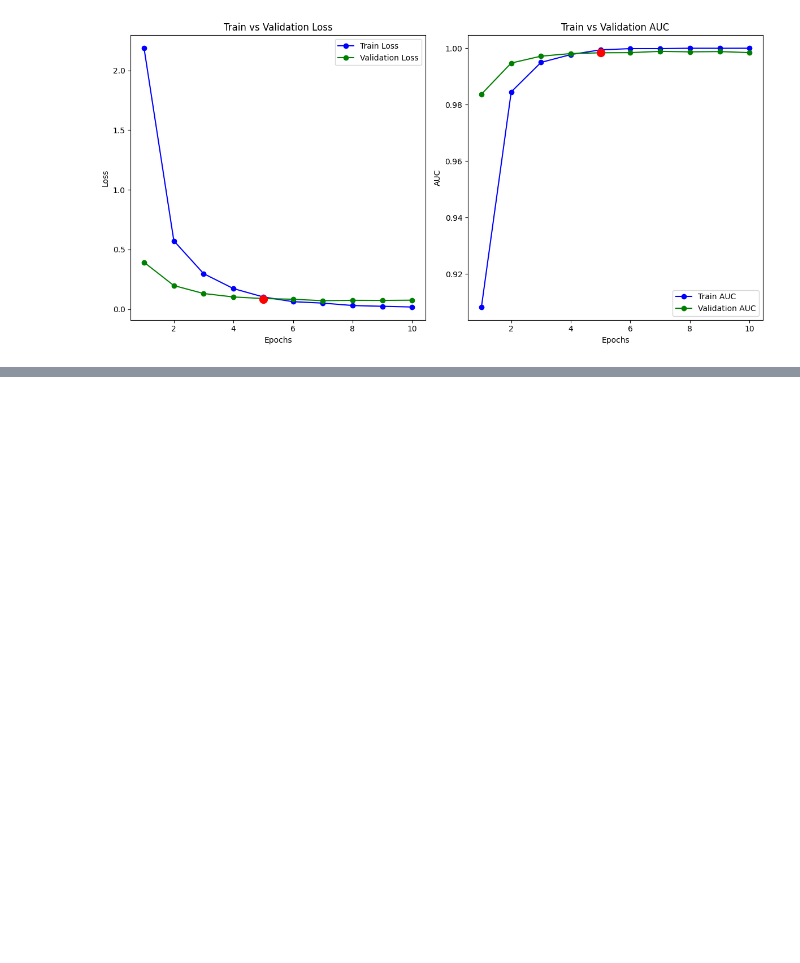
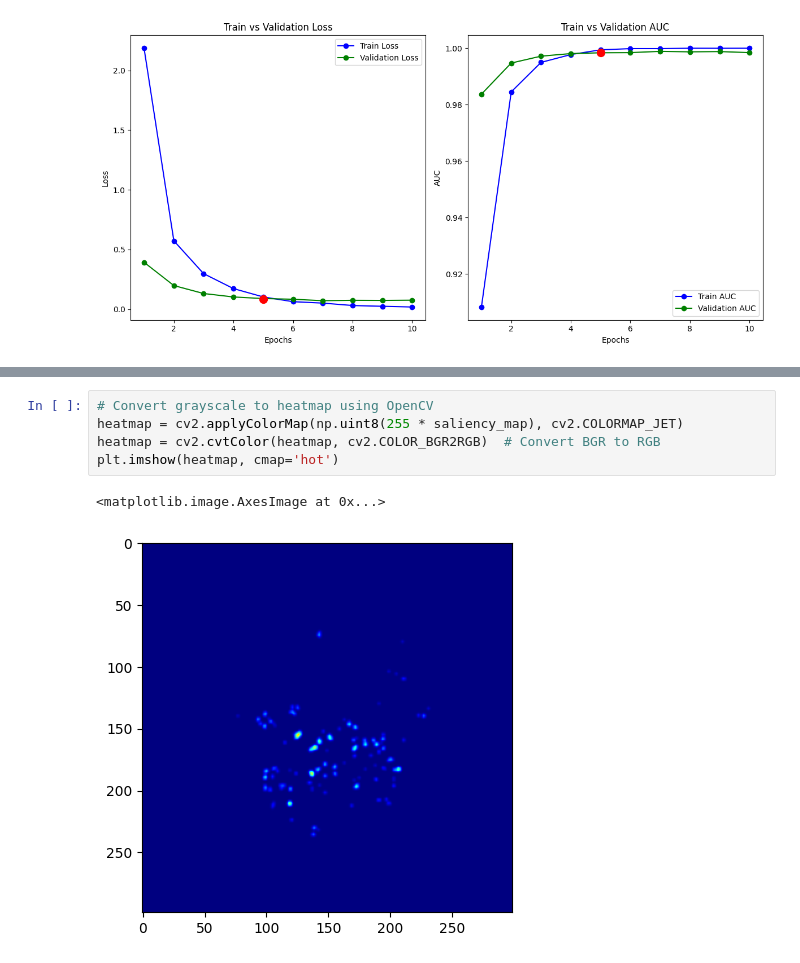
Before and after one commit to jesdin/Brain-Tumor-Classification, a Jupyter notebook: notebooks/train.ipynb, the cells around one changed output, grey strips where cells are left out. Cells and saved outputs as stored; diff of their text form; blank space fills up the shorter version.

```diff
--- a/notebooks/train.ipynb
+++ b/notebooks/train.ipynb
@@ -253,0 +310,8 @@ tensor([[287,  12,   0,   1],
+# %%
+# Convert grayscale to heatmap using OpenCV
+heatmap = cv2.applyColorMap(np.uint8(255 * saliency_map), cv2.COLORMAP_JET)
+heatmap = cv2.cvtColor(heatmap, cv2.COLOR_BGR2RGB)  # Convert BGR to RGB
+plt.imshow(heatmap, cmap='hot')
+# %% [output]
+<matplotlib.image.AxesImage at 0x...>
+[figure, added]
```
Also changed, not shown: parts of 11 cells of this notebook, 1 other file.
